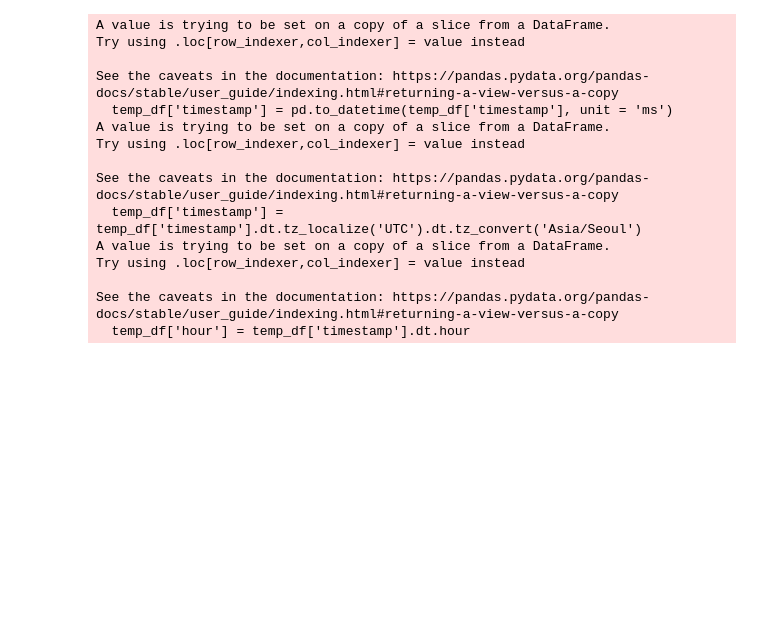
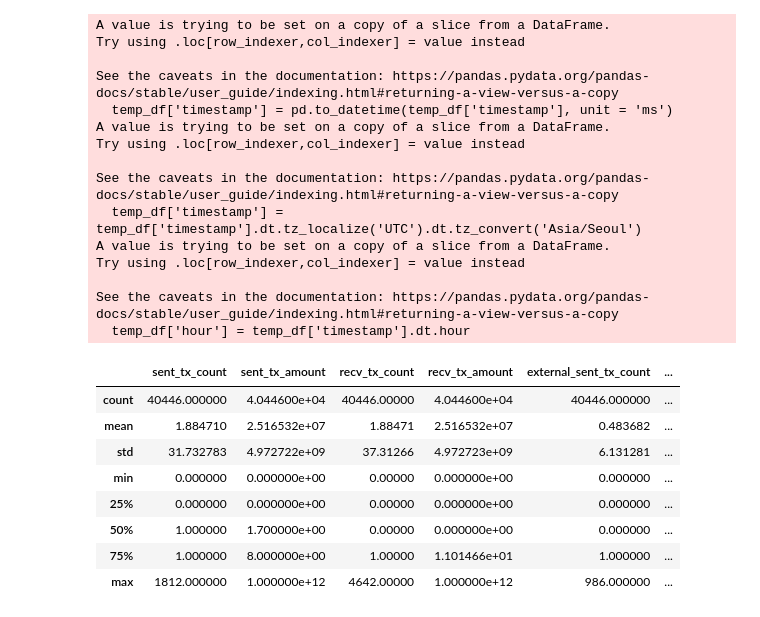
Before and after one commit to 2025-eagles-champion/2EC-datamining, a Jupyter notebook: datamine/datamining.ipynb, the cells around one changed output. Drawn from its saved outputs; the diff is of its cells as text; code cells hidden in the pictures; blank space fills up the shorter version.

```diff
--- a/datamining.ipynb
+++ b/datamine/datamining.ipynb
@@ -5,7 +5,7 @@ import matplotlib.pyplot as plt
 import seaborn as sns
 # %%
 # Load the data
-df=pd.read_csv("data/transfers_test.csv")
+df=pd.read_csv("../data/transfers_test.csv")
 # %%
 df
 # %% [output]
@@ -155,0 +176,42 @@ See the caveats in the documentation: https://pandas.pydata.org/pandas-docs/stab
+# %%
+#7. 거래 상대의 다양성
+# 7-1. 보낸 거래 기준으로 고유 toAddress 수
+cp_count_sent = (
+    node_df
+    .groupby('fromAddress')['toAddress']
+    .nunique()
+    .rename('counterparty_count_sent')
+    .reset_index()
+    .rename(columns={'fromAddress':'address'})
+)
+
+# 7-2. 받은 거래 기준으로 고유 fromAddress 수
+cp_count_recv = (
+    node_df
+    .groupby('toAddress')['fromAddress']
+    .nunique()
+    .rename('counterparty_count_recv')
+    .reset_index()
+    .rename(columns={'toAddress':'address'})
+)
+# 7-3. 기존 total_stats 와 병합
+total_stats = (
+    total_stats.reset_index()
+               .merge(cp_count_sent, on='address', how='left')
+               .merge(cp_count_recv, on='address', how='left')
+               .set_index('address')
+)
+total_stats['counterparty_count_sent'] = total_stats['counterparty_count_sent'].fillna(0)
+total_stats['counterparty_count_recv'] = total_stats['counterparty_count_recv'].fillna(0)
+# %%
+total_stats.describe()
+# %% [output]
+|  | sent_tx_count | sent_tx_amount | recv_tx_count | recv_tx_amount | external_sent_tx_count | ... |
+| count | 40446.000000 | 4.044600e+04 | 40446.00000 | 4.044600e+04 | 40446.000000 | ... |
+| mean | 1.884710 | 2.516532e+07 | 1.88471 | 2.516532e+07 | 0.483682 | ... |
+| std | 31.732783 | 4.972722e+09 | 37.31266 | 4.972723e+09 | 6.131281 | ... |
+| min | 0.000000 | 0.000000e+00 | 0.00000 | 0.000000e+00 | 0.000000 | ... |
+| 25% | 0.000000 | 0.000000e+00 | 0.00000 | 0.000000e+00 | 0.000000 | ... |
+| 50% | 1.000000 | 1.700000e+00 | 0.00000 | 0.000000e+00 | 0.000000 | ... |
+| 75% | 1.000000 | 8.000000e+00 | 1.00000 | 1.101466e+01 | 1.000000 | ... |
+| max | 1812.000000 | 1.000000e+12 | 4642.00000 | 1.000000e+12 | 986.000000 | ... |
```
Also changed, not shown: parts of 7 cells of this notebook, 6 other files.
